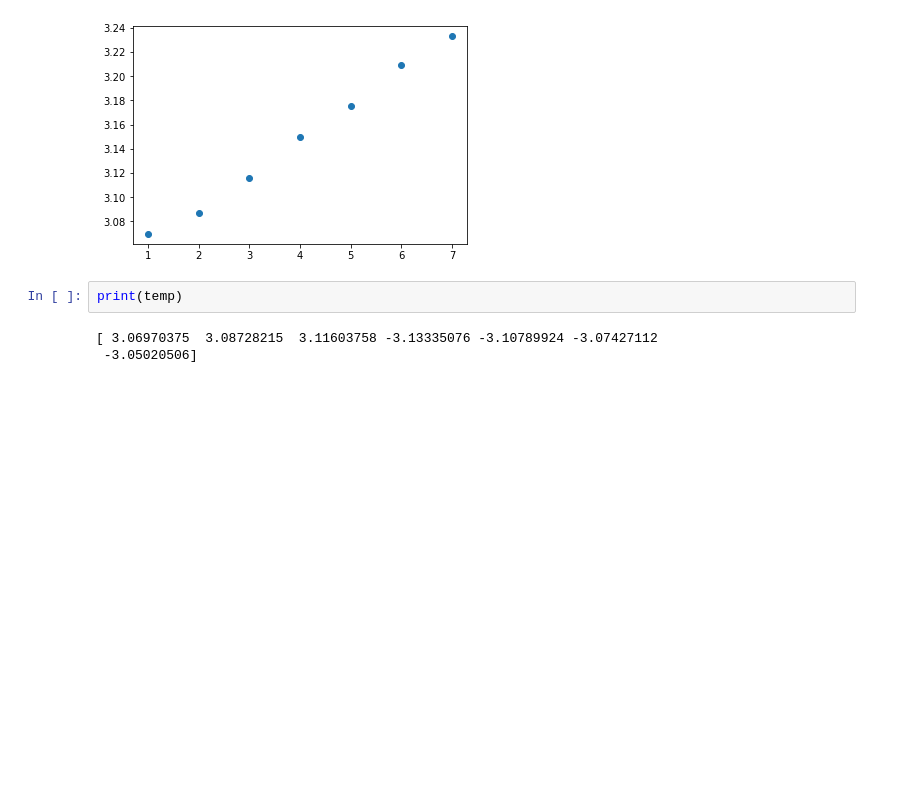
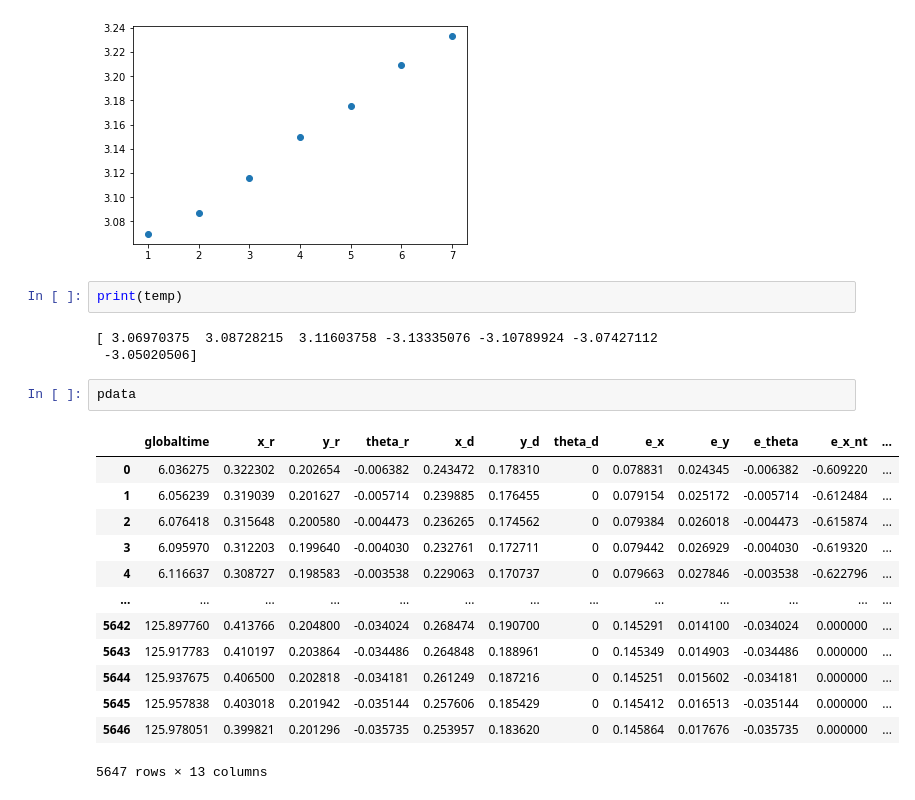
Before and after one commit to dyerbm/OmniWheel, a Jupyter notebook: 3WD-Omniwheel/VICON Data/Data_Processing_Controls.ipynb, the cells around one changed output. Drawn from its saved outputs; the diff is of its cells as text; blank space fills up the shorter version.

```diff
--- a/3WD-Omniwheel/VICON Data/Data_Processing_Controls.ipynb
+++ b/3WD-Omniwheel/VICON Data/Data_Processing_Controls.ipynb
@@ -274,3 +274,19 @@ print(temp)
 # %% [output]
 [ 3.06970375  3.08728215  3.11603758 -3.13335076 -3.10789924 -3.07427112
  -3.05020506]
+# %%
+pdata
+# %% [output]
+|  | globaltime | x_r | y_r | theta_r | x_d | y_d | theta_d | e_x | e_y | e_theta | e_x_nt | ... |
+| 0 | 6.036275 | 0.322302 | 0.202654 | -0.006382 | 0.243472 | 0.178310 | 0 | 0.078831 | 0.024345 | -0.006382 | -0.609220 | ... |
+| 1 | 6.056239 | 0.319039 | 0.201627 | -0.005714 | 0.239885 | 0.176455 | 0 | 0.079154 | 0.025172 | -0.005714 | -0.612484 | ... |
+| 2 | 6.076418 | 0.315648 | 0.200580 | -0.004473 | 0.236265 | 0.174562 | 0 | 0.079384 | 0.026018 | -0.004473 | -0.615874 | ... |
+| 3 | 6.095970 | 0.312203 | 0.199640 | -0.004030 | 0.232761 | 0.172711 | 0 | 0.079442 | 0.026929 | -0.004030 | -0.619320 | ... |
+| 4 | 6.116637 | 0.308727 | 0.198583 | -0.003538 | 0.229063 | 0.170737 | 0 | 0.079663 | 0.027846 | -0.003538 | -0.622796 | ... |
+| ... | ... | ... | ... | ... | ... | ... | ... | ... | ... | ... | ... | ... |
+| 5642 | 125.897760 | 0.413766 | 0.204800 | -0.034024 | 0.268474 | 0.190700 | 0 | 0.145291 | 0.014100 | -0.034024 | 0.000000 | ... |
+| 5643 | 125.917783 | 0.410197 | 0.203864 | -0.034486 | 0.264848 | 0.188961 | 0 | 0.145349 | 0.014903 | -0.034486 | 0.000000 | ... |
+| 5644 | 125.937675 | 0.406500 | 0.202818 | -0.034181 | 0.261249 | 0.187216 | 0 | 0.145251 | 0.015602 | -0.034181 | 0.000000 | ... |
+| 5645 | 125.957838 | 0.403018 | 0.201942 | -0.035144 | 0.257606 | 0.185429 | 0 | 0.145412 | 0.016513 | -0.035144 | 0.000000 | ... |
+| 5646 | 125.978051 | 0.399821 | 0.201296 | -0.035735 | 0.253957 | 0.183620 | 0 | 0.145864 | 0.017676 | -0.035735 | 0.000000 | ... |
+5647 rows × 13 columns
```
Also changed, not shown: parts of 5 cells of this notebook, 43 other files.
